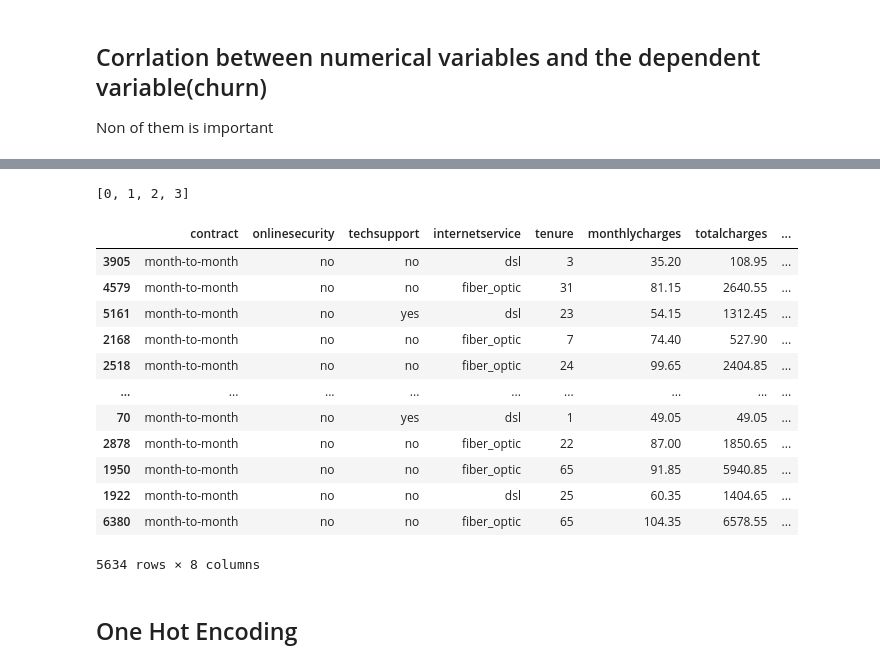
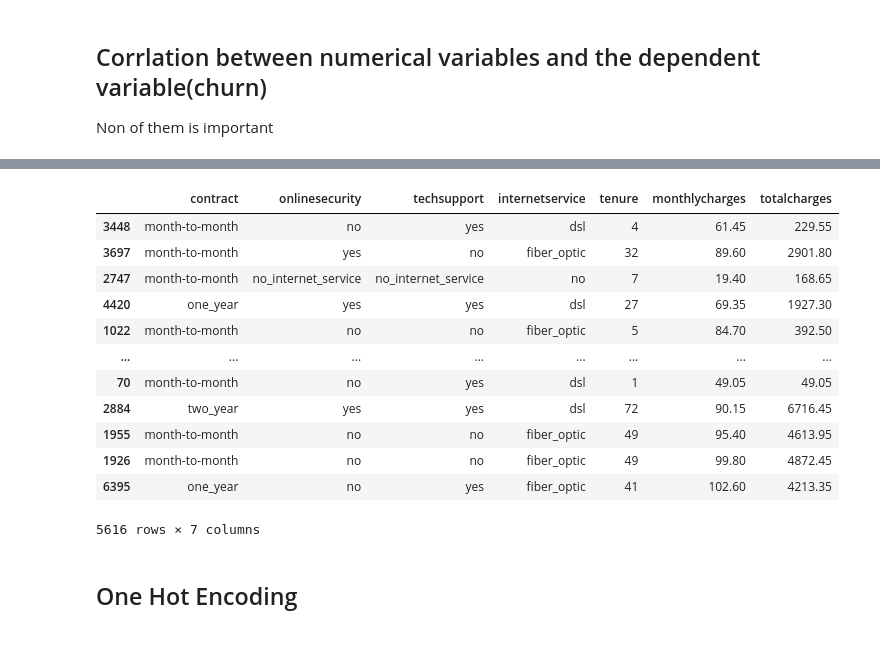
Before and after one commit to seyedmahdiamin1998/Jupyter_notebooks, a Jupyter notebook: Churn_prediction.ipynb/EDA.ipynb, the cells around one changed output, grey strips where cells are left out. Saved outputs shown, nothing was run; the diff lists cells and outputs as text; code cells hidden in the pictures.

```diff
--- a/Churn_prediction.ipynb/EDA.ipynb
+++ b/Churn_prediction.ipynb/EDA.ipynb
@@ -262,23 +256,20 @@ df_train
-# %%
-[df_train.columns.to_list().index(i) for i in categorical_important]
-# %% [output]
-[0, 1, 2, 3]
-# %%
-df_train
-# %% [output]
-|  | contract | onlinesecurity | techsupport | internetservice | tenure | monthlycharges | totalcharges | ... |
-| 3905 | month-to-month | no | no | dsl | 3 | 35.20 | 108.95 | ... |
-| 4579 | month-to-month | no | no | fiber_optic | 31 | 81.15 | 2640.55 | ... |
-| 5161 | month-to-month | no | yes | dsl | 23 | 54.15 | 1312.45 | ... |
-| 2168 | month-to-month | no | no | fiber_optic | 7 | 74.40 | 527.90 | ... |
-| 2518 | month-to-month | no | no | fiber_optic | 24 | 99.65 | 2404.85 | ... |
-| ... | ... | ... | ... | ... | ... | ... | ... | ... |
-| 70 | month-to-month | no | yes | dsl | 1 | 49.05 | 49.05 | ... |
-| 2878 | month-to-month | no | no | fiber_optic | 22 | 87.00 | 1850.65 | ... |
-| 1950 | month-to-month | no | no | fiber_optic | 65 | 91.85 | 5940.85 | ... |
-| 1922 | month-to-month | no | no | dsl | 25 | 60.35 | 1404.65 | ... |
-| 6380 | month-to-month | no | no | fiber_optic | 65 | 104.35 | 6578.55 | ... |
-5634 rows × 8 columns
+# %%
+X_train = X_train[categorical_important+numerical_important]
+X_train
+# %% [output]
+|  | contract | onlinesecurity | techsupport | internetservice | tenure | monthlycharges | totalcharges |
+| 3448 | month-to-month | no | yes | dsl | 4 | 61.45 | 229.55 |
+| 3697 | month-to-month | yes | no | fiber_optic | 32 | 89.60 | 2901.80 |
+| 2747 | month-to-month | no_internet_service | no_internet_service | no | 7 | 19.40 | 168.65 |
+| 4420 | one_year | yes | yes | dsl | 27 | 69.35 | 1927.30 |
+| 1022 | month-to-month | no | no | fiber_optic | 5 | 84.70 | 392.50 |
+| ... | ... | ... | ... | ... | ... | ... | ... |
+| 70 | month-to-month | no | yes | dsl | 1 | 49.05 | 49.05 |
+| 2884 | two_year | yes | yes | dsl | 72 | 90.15 | 6716.45 |
+| 1955 | month-to-month | no | no | fiber_optic | 49 | 95.40 | 4613.95 |
+| 1926 | month-to-month | no | no | fiber_optic | 49 | 99.80 | 4872.45 |
+| 6395 | one_year | no | yes | fiber_optic | 41 | 102.60 | 4213.35 |
+5616 rows × 7 columns
 # %% [markdown]
 <h2>One Hot Encoding</h2>
 # %%
```
Also changed, not shown: parts of 14 cells of this notebook, 4 other files.
